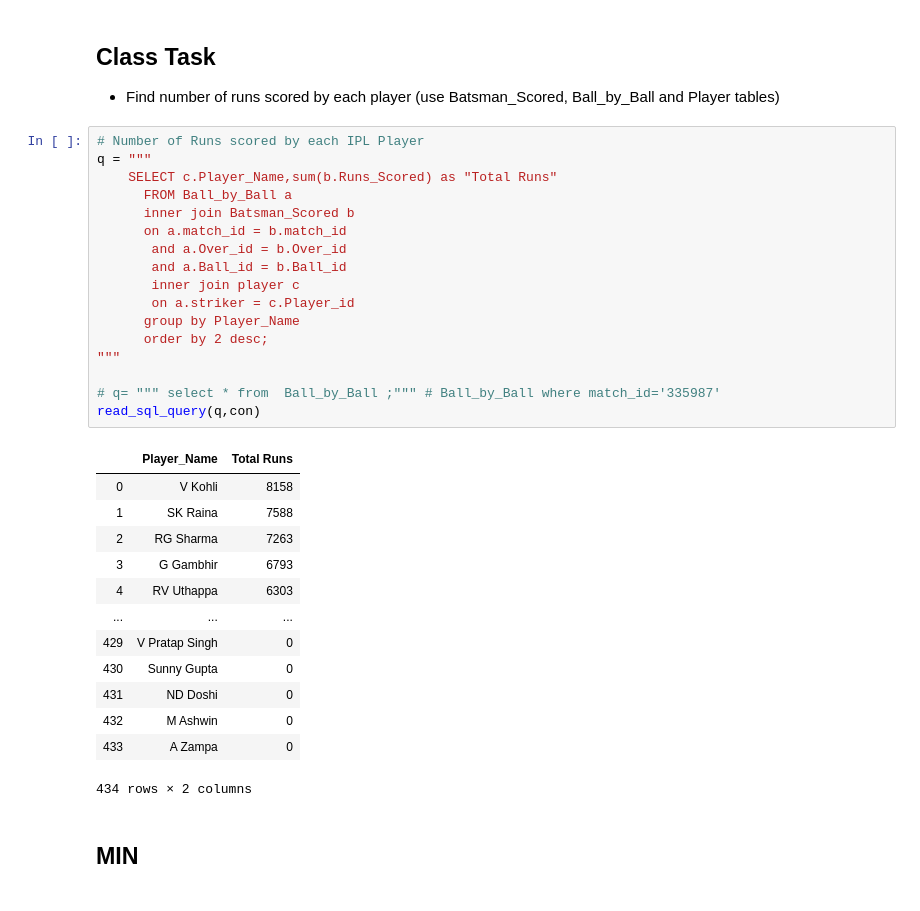
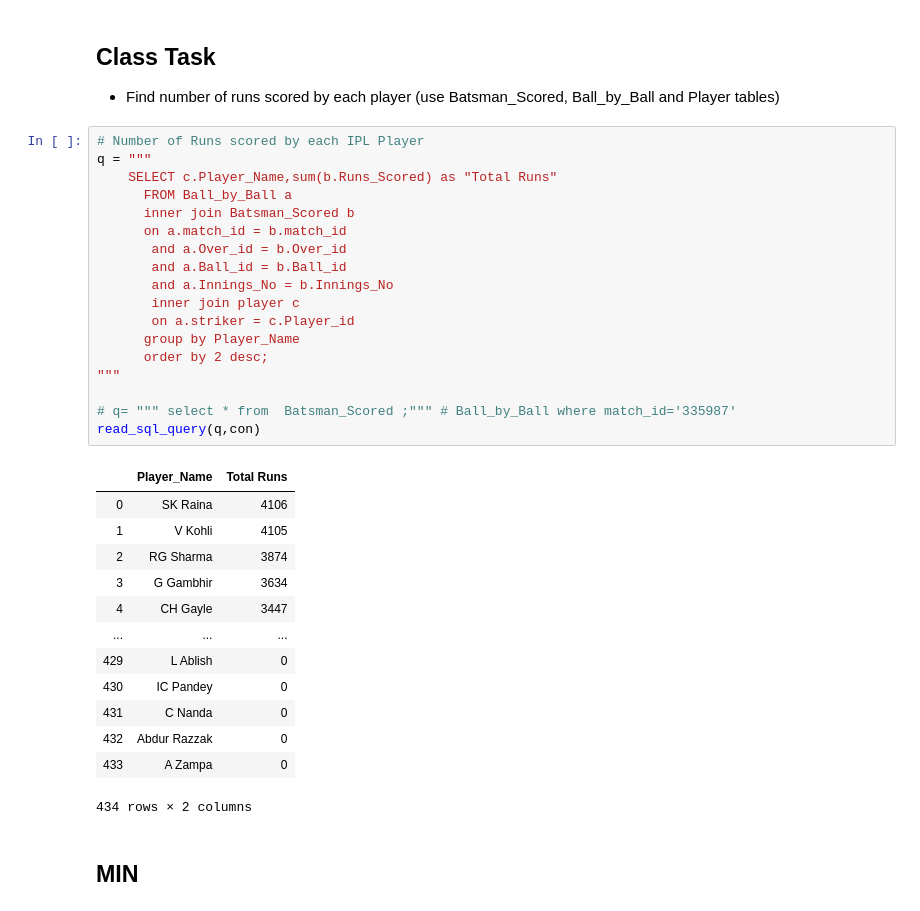
Before and after one commit to SivaLokam/supervisedlearning, a Jupyter notebook: Tutorials/IPL Session-1.ipynb, the cells around one changed output. Cells and saved outputs as stored; diff of their text form.

```diff
--- a/Tutorials/IPL Session-1.ipynb
+++ b/Tutorials/IPL Session-1.ipynb
@@ -575,32 +575,33 @@ read_sql_query(q,con)
 # %%
 # Number of Runs scored by each IPL Player
 q = """
     SELECT c.Player_Name,sum(b.Runs_Scored) as "Total Runs"
       FROM Ball_by_Ball a
       inner join Batsman_Scored b
       on a.match_id = b.match_id
        and a.Over_id = b.Over_id
        and a.Ball_id = b.Ball_id
+       and a.Innings_No = b.Innings_No
        inner join player c
        on a.striker = c.Player_id
       group by Player_Name
       order by 2 desc;
 """
 
-# q= """ select * from  Ball_by_Ball ;""" # Ball_by_Ball where match_id='335987'
+# q= """ select * from  Batsman_Scored ;""" # Ball_by_Ball where match_id='335987'
 read_sql_query(q,con)
 # %% [output]
 |  | Player_Name | Total Runs |
-| 0 | V Kohli | 8158 |
-| 1 | SK Raina | 7588 |
-| 2 | RG Sharma | 7263 |
-| 3 | G Gambhir | 6793 |
-| 4 | RV Uthappa | 6303 |
+| 0 | SK Raina | 4106 |
+| 1 | V Kohli | 4105 |
+| 2 | RG Sharma | 3874 |
+| 3 | G Gambhir | 3634 |
+| 4 | CH Gayle | 3447 |
 | ... | ... | ... |
-| 429 | V Pratap Singh | 0 |
-| 430 | Sunny Gupta | 0 |
-| 431 | ND Doshi | 0 |
-| 432 | M Ashwin | 0 |
+| 429 | L Ablish | 0 |
+| 430 | IC Pandey | 0 |
+| 431 | C Nanda | 0 |
+| 432 | Abdur Razzak | 0 |
 | 433 | A Zampa | 0 |
 434 rows × 2 columns
 # %% [markdown]
```
Also changed, not shown: parts of 9 cells of this notebook, 4 other files.
